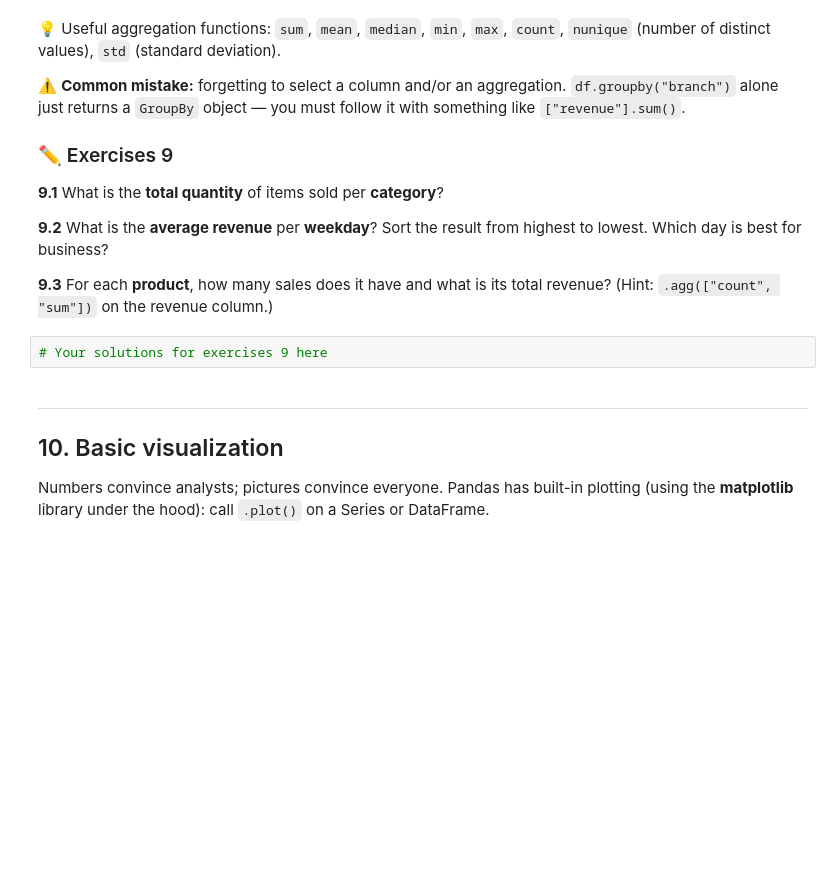
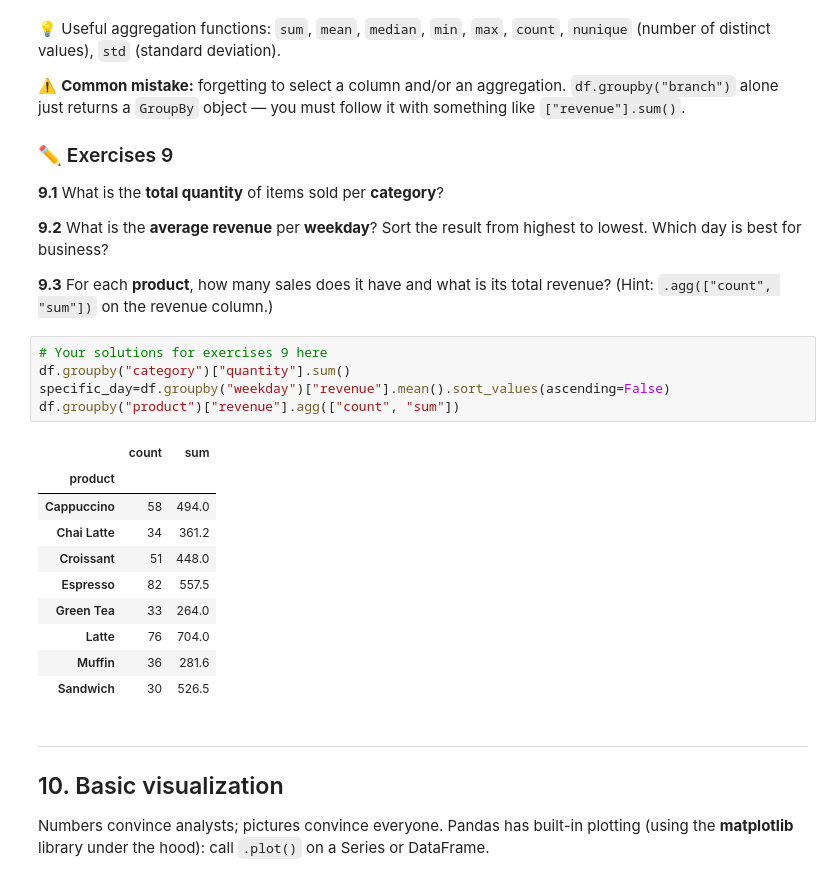
Before and after one commit to Lifa-Fanseka/Introduction-to-Data-Analysis, a Jupyter notebook: intro_data_analysis_pandas.ipynb, the cells around one changed output. Cells and saved outputs as stored; diff of their text form; blank space fills up the shorter version.

```diff
--- a/intro_data_analysis_pandas.ipynb
+++ b/intro_data_analysis_pandas.ipynb
@@ -642,6 +707,20 @@ df.groupby(["branch", "category"])["revenue"].sum().round(2)
 **9.3** For each **product**, how many sales does it have and what is its total revenue? (Hint: `.agg(["count", "sum"])` on the revenue column.)
 # %%
 # Your solutions for exercises 9 here
+df.groupby("category")["quantity"].sum()
+specific_day=df.groupby("weekday")["revenue"].mean().sort_values(ascending=False)
+df.groupby("product")["revenue"].agg(["count", "sum"])
+# %% [output]
+|  | count | sum |
+| product |  |  |
+| Cappuccino | 58 | 494.0 |
+| Chai Latte | 34 | 361.2 |
+| Croissant | 51 | 448.0 |
+| Espresso | 82 | 557.5 |
+| Green Tea | 33 | 264.0 |
+| Latte | 76 | 704.0 |
+| Muffin | 36 | 281.6 |
+| Sandwich | 30 | 526.5 |
 # %% [markdown]
 ---
 
```
Also changed, not shown: parts of 11 cells of this notebook.
